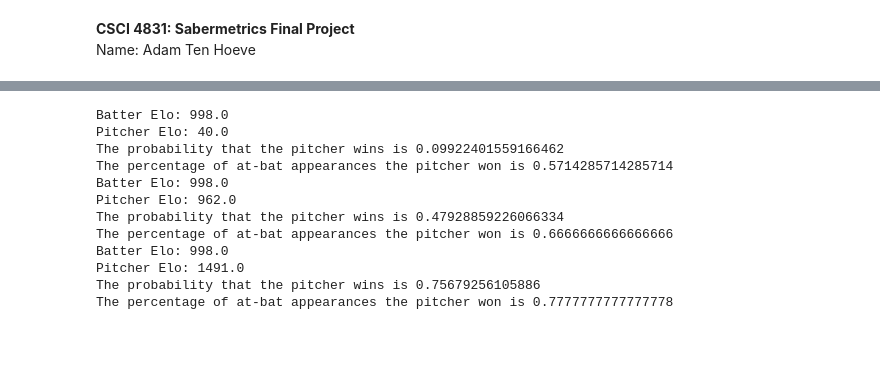
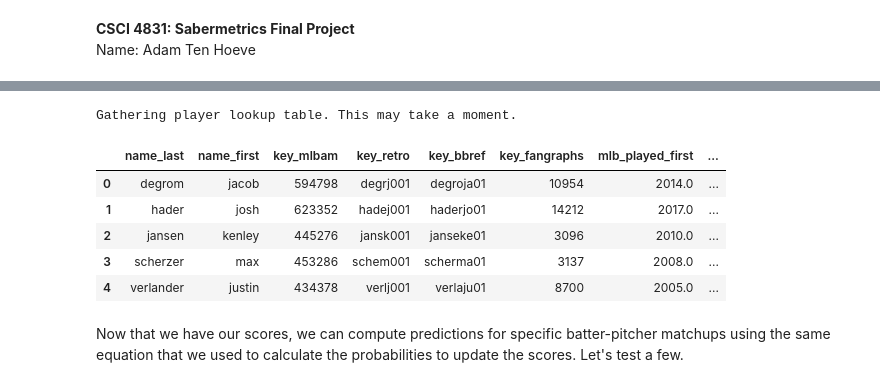
Before and after one commit to adamtenhoeve/Batter-Pitcher-Elo-Rankings, a Jupyter notebook: FinalProject.ipynb, the cells around one changed output, grey strips where cells are left out. Cells and saved outputs as stored; diff of their text form; code cells hidden in the pictures; blank space fills up the shorter version.

```diff
--- a/FinalProject.ipynb
+++ b/FinalProject.ipynb
@@ -239,3 +284,24 @@ def PlayerNametoID(name):
+# %%
+# Find the pitchers with the max elo
+maxElos = [0] * 5
+maxPitchers = [0] * 5
+for i in pitcherElos:
+    if(pitcherElos[i] > min(maxElos)):
+        minIndex = maxElos.index(min(maxElos))
+        maxPitchers[minIndex] = i
+        maxElos[minIndex] = pitcherElos[i]
+
+playerid_reverse_lookup(maxPitchers, key_type='mlbam')
+# %% [output]
+Gathering player lookup table. This may take a moment.
+|  | name_last | name_first | key_mlbam | key_retro | key_bbref | key_fangraphs | mlb_played_first | ... |
+| 0 | degrom | jacob | 594798 | degrj001 | degroja01 | 10954 | 2014.0 | ... |
+| 1 | hader | josh | 623352 | hadej001 | haderjo01 | 14212 | 2017.0 | ... |
+| 2 | jansen | kenley | 445276 | jansk001 | janseke01 | 3096 | 2010.0 | ... |
+| 3 | scherzer | max | 453286 | schem001 | scherma01 | 3137 | 2008.0 | ... |
+| 4 | verlander | justin | 434378 | verlj001 | verlaju01 | 8700 | 2005.0 | ... |
+# %% [markdown]
+Now that we have our scores, we can compute predictions for specific batter-pitcher matchups using the same equation that we used to calculate the probabilities to update the scores. Let's test a few.
 # %%
 def PredictWinner(pitcherID, batterID):
     # Get the elos of both players
@@ -250,18 +318 @@ def PredictWinner(pitcherID, batterID):
     print("The percentage of at-bat appearances the pitcher won is", percentPWon)
-# %%
-PredictWinner(433587.0, 134181.0)
-PredictWinner(592811.0, 134181.0)
-PredictWinner(543037.0, 134181.0)
-# %% [output]
-Batter Elo: 998.0
-Pitcher Elo: 40.0
-The probability that the pitcher wins is 0.09922401559166462
-The percentage of at-bat appearances the pitcher won is 0.5714285714285714
-Batter Elo: 998.0
-Pitcher Elo: 962.0
-The probability that the pitcher wins is 0.47928859226066334
-The percentage of at-bat appearances the pitcher won is 0.6666666666666666
-Batter Elo: 998.0
-Pitcher Elo: 1491.0
-The probability that the pitcher wins is 0.75679256105886
-The percentage of at-bat appearances the pitcher won is 0.7777777777777778
```
Also changed, not shown: parts of 32 cells of this notebook.
